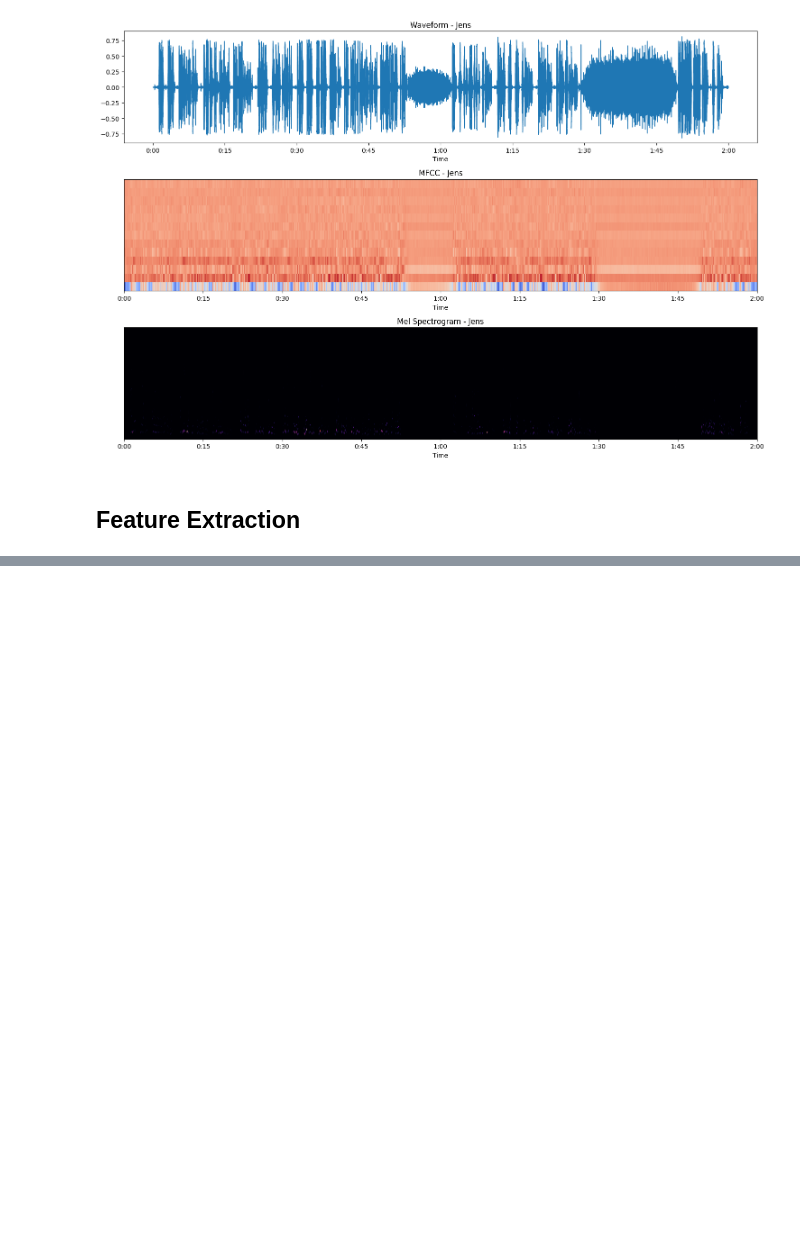
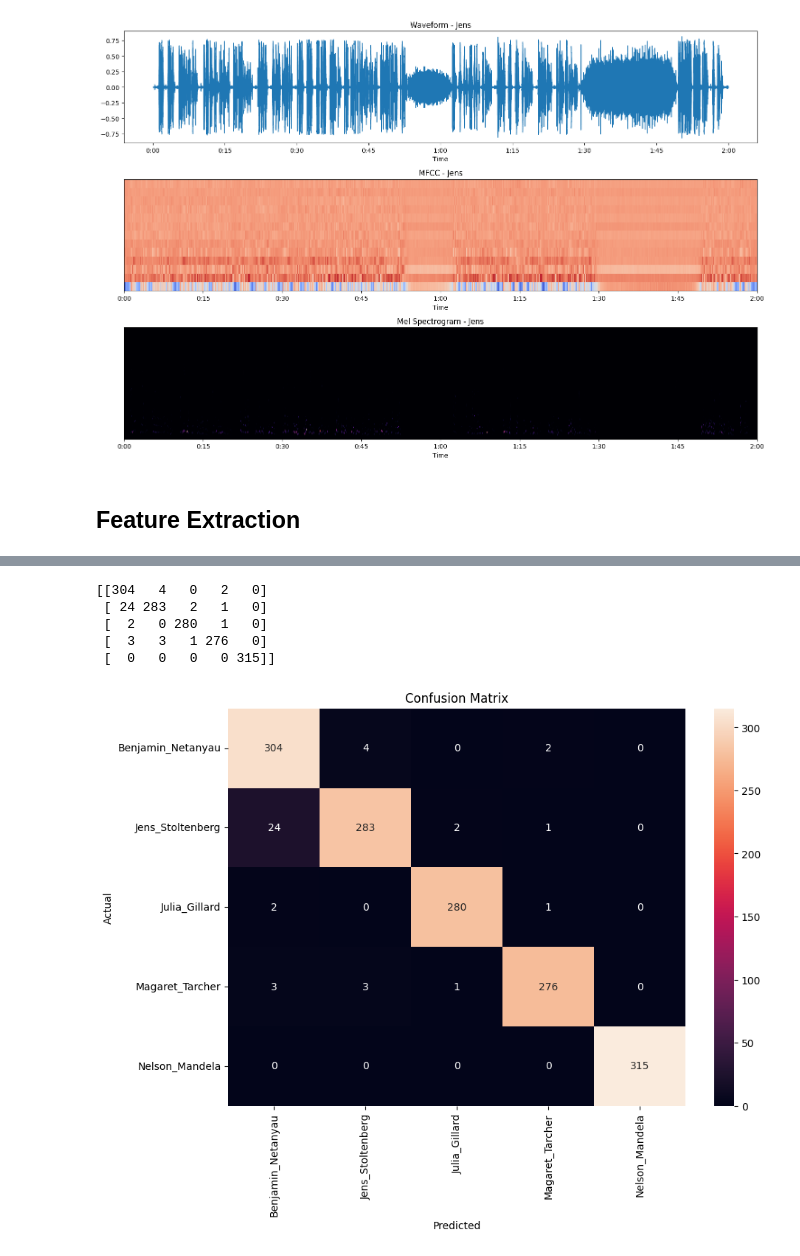
Before and after one commit to akshaTec/Voice_Biometrics_dev, a Jupyter notebook: voice_procesing1.ipynb, the cells around one changed output, grey strips where cells are left out. Cells and saved outputs as stored; diff of their text form; code cells hidden in the pictures; blank space fills up the shorter version.

```diff
--- a/voice_procesing1.ipynb
+++ b/voice_procesing1.ipynb
@@ -86,0 +138,10 @@ for audio in audio_path:
+# %%
+
+label_encoder = LabelEncoder()
+Y= label_encoder.fit_transform(Y)
+label_encoder.classes_= np.array(speaker_folders)
+
+X_train, X_test , Y_train , Y_test = train_test_split(X,Y ,test_size= 0.2 , random_state= 42)
+
+print("Training Data Shape:", X_train.shape)
+print("Test Data Shape:", X_test.shape)
@@ -86,0 +151,9 @@ for audio in audio_path:
+# %%
+from sklearn.svm import SVC
+
+X_train_flat= X_train.reshape(X_train.shape[0],-1)
+X_test_flat= X_test.reshape(X_test.shape[0],-1)
+
+
+svm_classifier = SVC(kernel='rbf', C=1.0, gamma='scale')
+svm_classifier.fit(X_train_flat, Y_train)
@@ -86,0 +162,7 @@ for audio in audio_path:
+# %%
+from sklearn.metrics import accuracy_score, classification_report, confusion_matrix
+
+Y_predict = svm_classifier.predict(X_test_flat)
+
+class_report = classification_report(Y_predict,Y_test)
+print(class_report)
@@ -86,0 +181,22 @@ for audio in audio_path:
+# %%
+confusion_matrix = confusion_matrix(Y_test, Y_predict)
+print(confusion_matrix)
+# %% [output]
+[[304   4   0   2   0]
+ [ 24 283   2   1   0]
+ [  2   0 280   1   0]
+ [  3   3   1 276   0]
+ [  0   0   0   0 315]]
+# %%
+import seaborn as sns
+
+# Plotting the confusion matrix
+plt.figure(figsize=(10, 7))
+sns.heatmap(confusion_matrix, annot=True, fmt='d', xticklabels=speaker_folders, yticklabels=speaker_folders)
+plt.xlabel('Predicted')
+plt.ylabel('Actual')
+plt.title('Confusion Matrix')
+
+plt.show()
+# %% [output]
+[figure, added]
```
Also changed, not shown: parts of 8 cells of this notebook.
